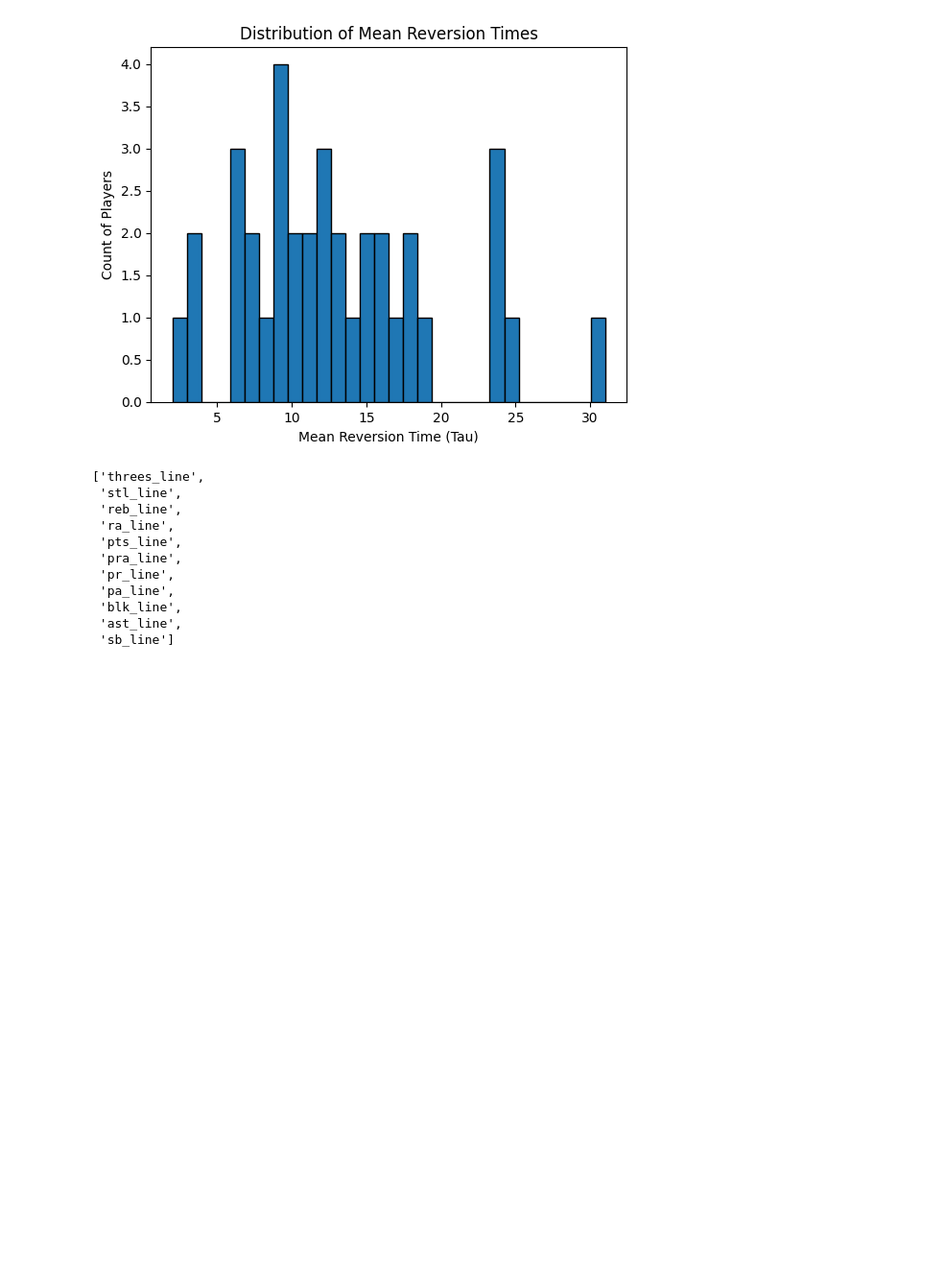
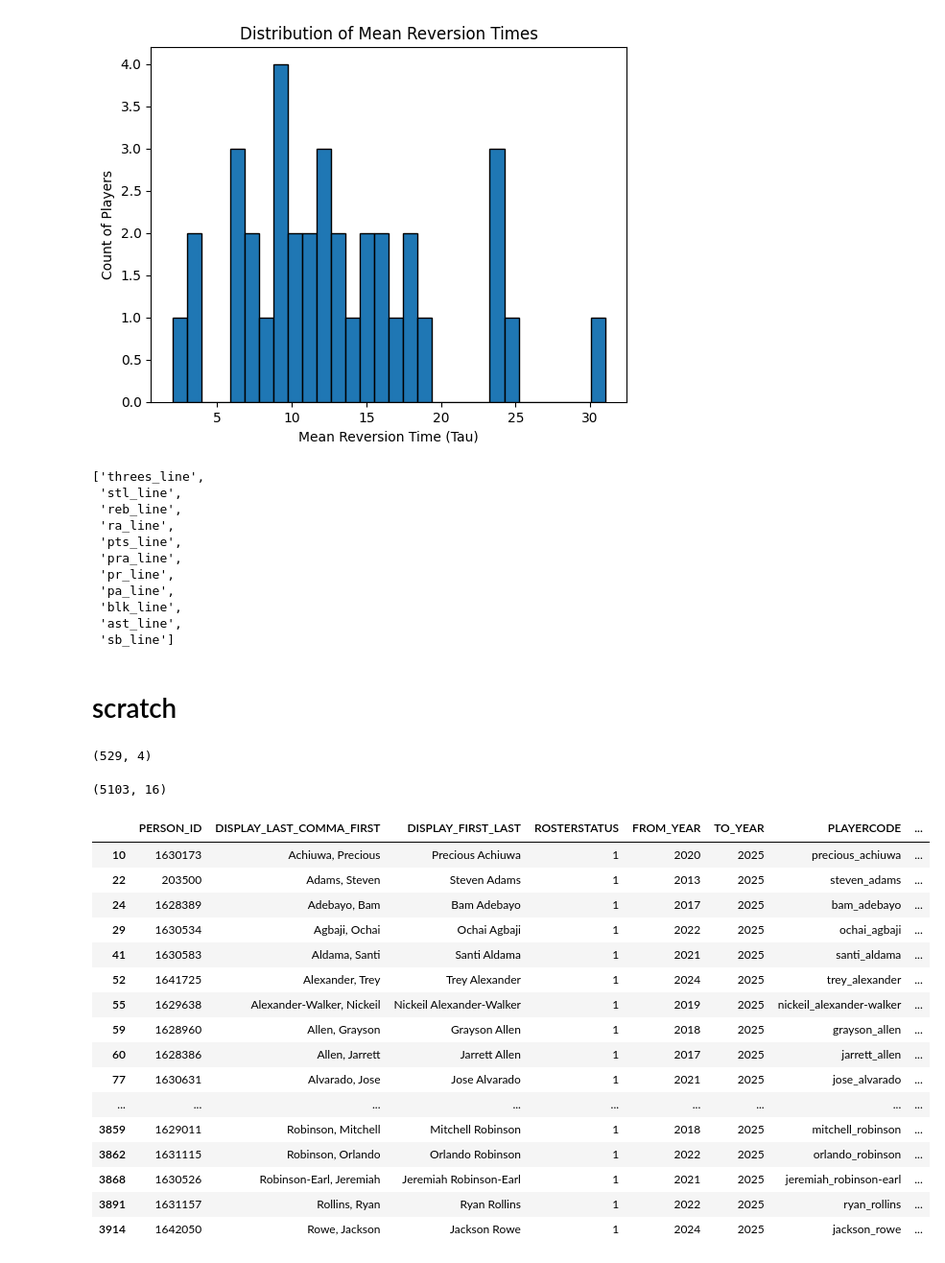
Before and after one commit to iksnizez/propfarm, a Jupyter notebook: notebooks/nbaStatModeling.ipynb, the cells around one changed output. Shown at 96% size. Saved outputs shown, nothing was run; the diff lists cells and outputs as text; code cells hidden in the pictures; blank space fills up the shorter version.

```diff
--- a/notebooks/nbaStatModeling.ipynb
+++ b/notebooks/nbaStatModeling.ipynb
@@ -262,3 +269,53 @@ pts_cols
  'blk_line',
  'ast_line',
  'sb_line']
+# %% [markdown]
+# scratch
+# %%
+from nba_api.stats.endpoints import commonallplayers
+import pandas as pd
+
+players = commonallplayers.CommonAllPlayers(is_only_current_season=1)
+
+# Convert to DataFrame
+cols = {
+    'PERSON_ID':'nbaId',
+    'DISPLAY_FIRST_LAST':'player',
+    'TEAM_ID':'nbaTid'
+}
+df_players = players.get_data_frames()[0]
+
+df_players = df_players[cols.keys()]
+df_players = df_players.rename(columns=cols)
+
+df_players['joinName'] = df_players['player'].apply(hf.apply_regex_replacements)
+
+print(df_players.shape)
+# %% [output]
+(529, 4)
+# %%
+players = commonallplayers.CommonAllPlayers(is_only_current_season=0)
+df_players = players.get_data_frames()[0]
+df_players.shape
+# %% [output]
+(5103, 16)
+# %%
+df_players[df_players['ROSTERSTATUS']==1]
+# %% [output]
+|  | PERSON_ID | DISPLAY_LAST_COMMA_FIRST | DISPLAY_FIRST_LAST | ROSTERSTATUS | FROM_YEAR | TO_YEAR | PLAYERCODE | ... |
+| 10 | 1630173 | Achiuwa, Precious | Precious Achiuwa | 1 | 2020 | 2025 | precious_achiuwa | ... |
+| 22 | 203500 | Adams, Steven | Steven Adams | 1 | 2013 | 2025 | steven_adams | ... |
+| 24 | 1628389 | Adebayo, Bam | Bam Adebayo | 1 | 2017 | 2025 | bam_adebayo | ... |
+| 29 | 1630534 | Agbaji, Ochai | Ochai Agbaji | 1 | 2022 | 2025 | ochai_agbaji | ... |
+| 41 | 1630583 | Aldama, Santi | Santi Aldama | 1 | 2021 | 2025 | santi_aldama | ... |
+| 52 | 1641725 | Alexander, Trey | Trey Alexander | 1 | 2024 | 2025 | trey_alexander | ... |
+| 55 | 1629638 | Alexander-Walker, Nickeil | Nickeil Alexander-Walker | 1 | 2019 | 2025 | nickeil_alexander-walker | ... |
+| 59 | 1628960 | Allen, Grayson | Grayson Allen | 1 | 2018 | 2025 | grayson_allen | ... |
+| 60 | 1628386 | Allen, Jarrett | Jarrett Allen | 1 | 2017 | 2025 | jarrett_allen | ... |
+| 77 | 1630631 | Alvarado, Jose | Jose Alvarado | 1 | 2021 | 2025 | jose_alvarado | ... |
+| ... | ... | ... | ... | ... | ... | ... | ... | ... |
+| 3859 | 1629011 | Robinson, Mitchell | Mitchell Robinson | 1 | 2018 | 2025 | mitchell_robinson | ... |
+| 3862 | 1631115 | Robinson, Orlando | Orlando Robinson | 1 | 2022 | 2025 | orlando_robinson | ... |
+| 3868 | 1630526 | Robinson-Earl, Jeremiah | Jeremiah Robinson-Earl | 1 | 2021 | 2025 | jeremiah_robinson-earl | ... |
+| 3891 | 1631157 | Rollins, Ryan | Ryan Rollins | 1 | 2022 | 2025 | ryan_rollins | ... |
+| 3914 | 1642050 | Rowe, Jackson | Jackson Rowe | 1 | 2024 | 2025 | jackson_rowe | ... |
```
Also changed, not shown: parts of 5 cells of this notebook, 9 other files.
